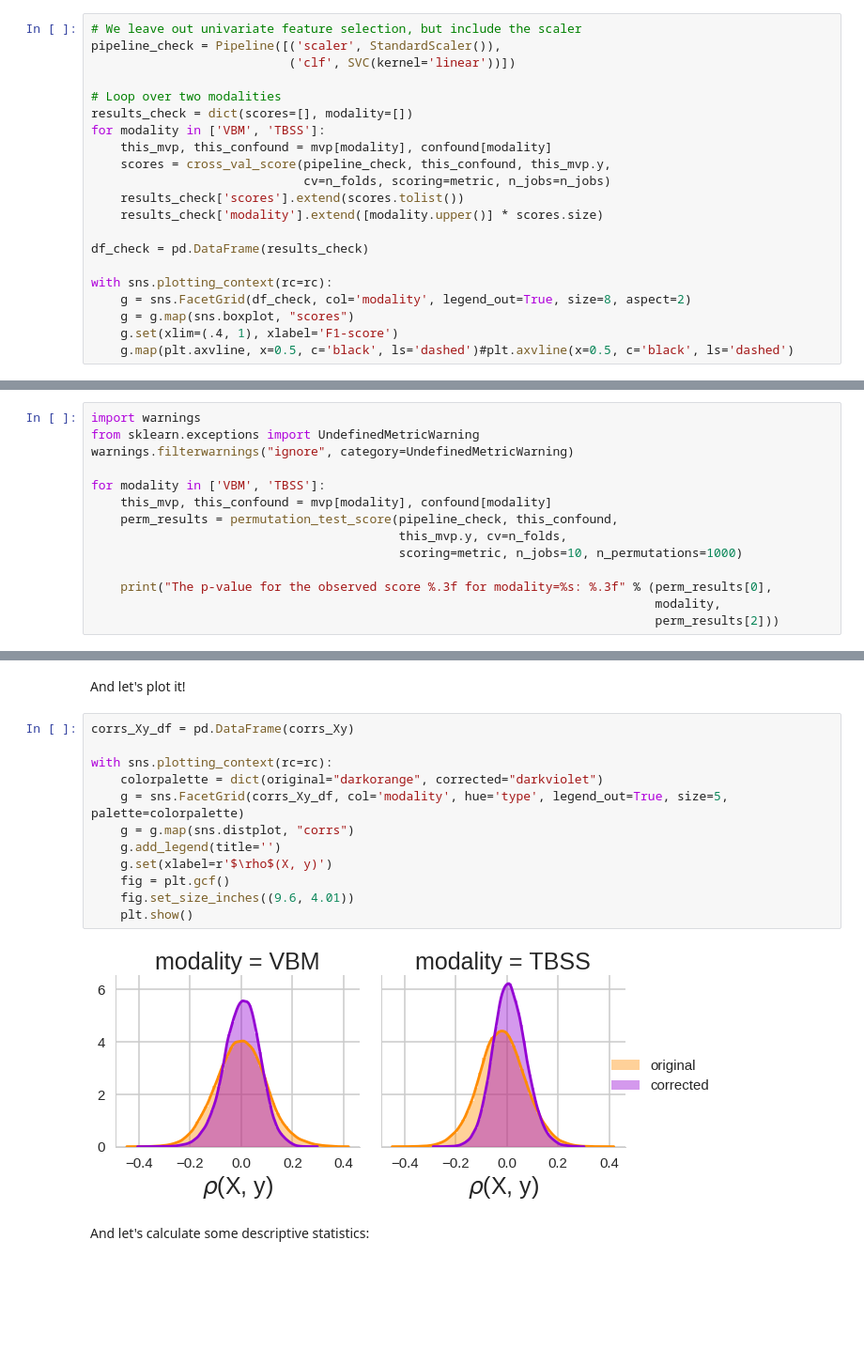
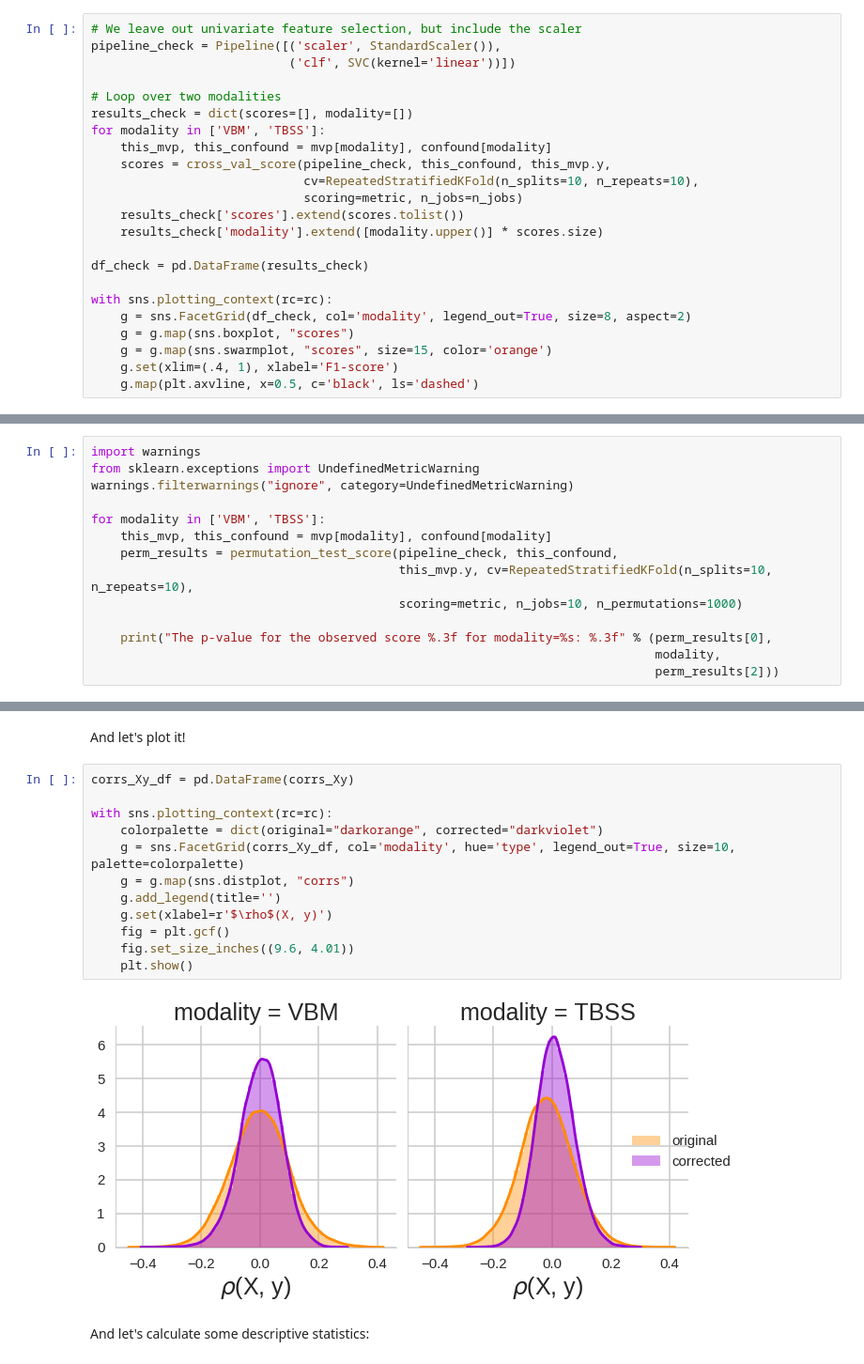
Before and after one commit to lukassnoek/MVCA, a Jupyter notebook: analyses/empirical_analysis_gender_classification.ipynb, the cells around one changed output, grey strips where cells are left out. Shown at 94% size. Saved outputs shown, nothing was run; the diff lists cells and outputs as text; blank space fills up the shorter version.

Commit message:
Update plots

```diff
--- a/analyses/empirical_analysis_gender_classification.ipynb
+++ b/analyses/empirical_analysis_gender_classification.ipynb
@@ -180,7 +166,8 @@ results_check = dict(scores=[], modality=[])
 for modality in ['VBM', 'TBSS']:
     this_mvp, this_confound = mvp[modality], confound[modality]
     scores = cross_val_score(pipeline_check, this_confound, this_mvp.y,
-                             cv=n_folds, scoring=metric, n_jobs=n_jobs)
+                             cv=RepeatedStratifiedKFold(n_splits=10, n_repeats=10),
+                             scoring=metric, n_jobs=n_jobs)
     results_check['scores'].extend(scores.tolist())
     results_check['modality'].extend([modality.upper()] * scores.size)
 
@@ -189,6 +176,7 @@ df_check = pd.DataFrame(results_check)
 with sns.plotting_context(rc=rc):
     g = sns.FacetGrid(df_check, col='modality', legend_out=True, size=8, aspect=2)
     g = g.map(sns.boxplot, "scores")
+    g = g.map(sns.swarmplot, "scores", size=15, color='orange')
     g.set(xlim=(.4, 1), xlabel='F1-score')
-    g.map(plt.axvline, x=0.5, c='black', ls='dashed')#plt.axvline(x=0.5, c='black', ls='dashed')
+    g.map(plt.axvline, x=0.5, c='black', ls='dashed')
 # %% [output]
@@ -203,7 +191,7 @@ warnings.filterwarnings("ignore", category=UndefinedMetricWarning)
 for modality in ['VBM', 'TBSS']:
     this_mvp, this_confound = mvp[modality], confound[modality]
     perm_results = permutation_test_score(pipeline_check, this_confound,
-                                          this_mvp.y, cv=n_folds,
+                                          this_mvp.y, cv=RepeatedStratifiedKFold(n_splits=10, n_repeats=10),
                                           scoring=metric, n_jobs=10, n_permutations=1000)
 
     print("The p-value for the observed score %.3f for modality=%s: %.3f" % (perm_results[0],
@@ -258,17 +243,17 @@ And let's plot it!
 # %%
 corrs_Xy_df = pd.DataFrame(corrs_Xy)
 
 with sns.plotting_context(rc=rc):
     colorpalette = dict(original="darkorange", corrected="darkviolet")
-    g = sns.FacetGrid(corrs_Xy_df, col='modality', hue='type', legend_out=True, size=5, palette=colorpalette)
+    g = sns.FacetGrid(corrs_Xy_df, col='modality', hue='type', legend_out=True, size=10, palette=colorpalette)
     g = g.map(sns.distplot, "corrs")
     g.add_legend(title='')
     g.set(xlabel=r'$\rho$(X, y)')
     fig = plt.gcf()
     fig.set_size_inches((9.6, 4.01))
     plt.show()
 # %% [output]
-[figure, old version]
+[figure, new version]
 # %% [markdown]
 And let's calculate some descriptive statistics:
 # %%
```
Also changed, not shown: parts of 21 cells of this notebook.
